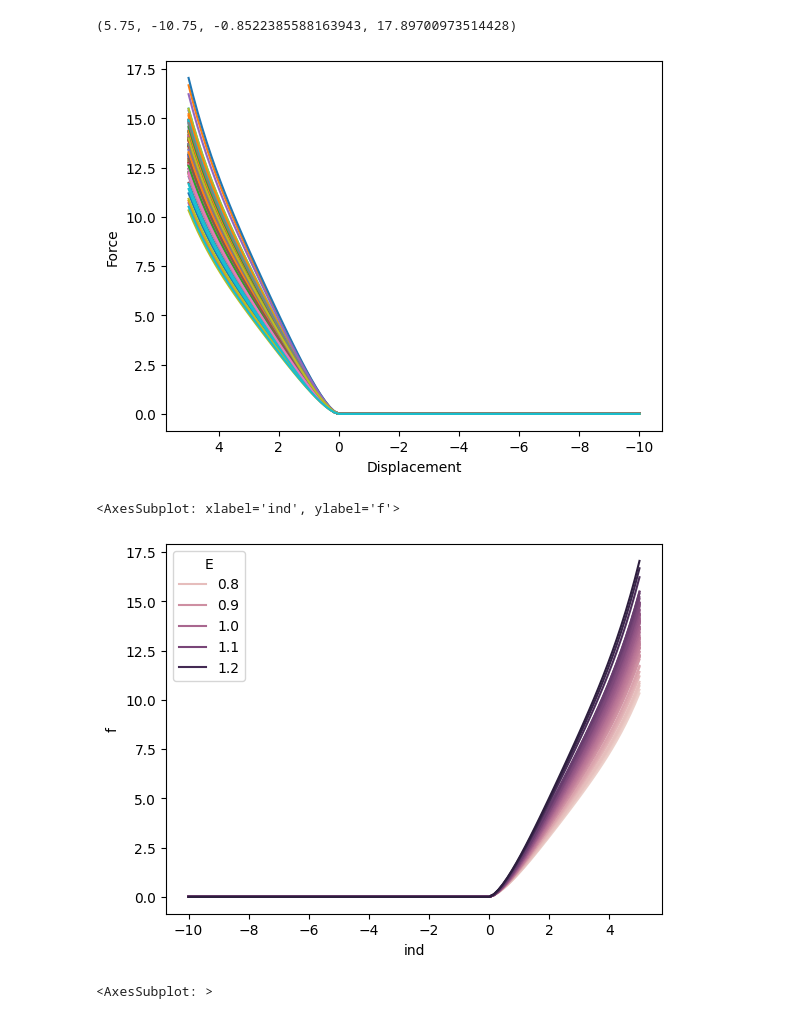
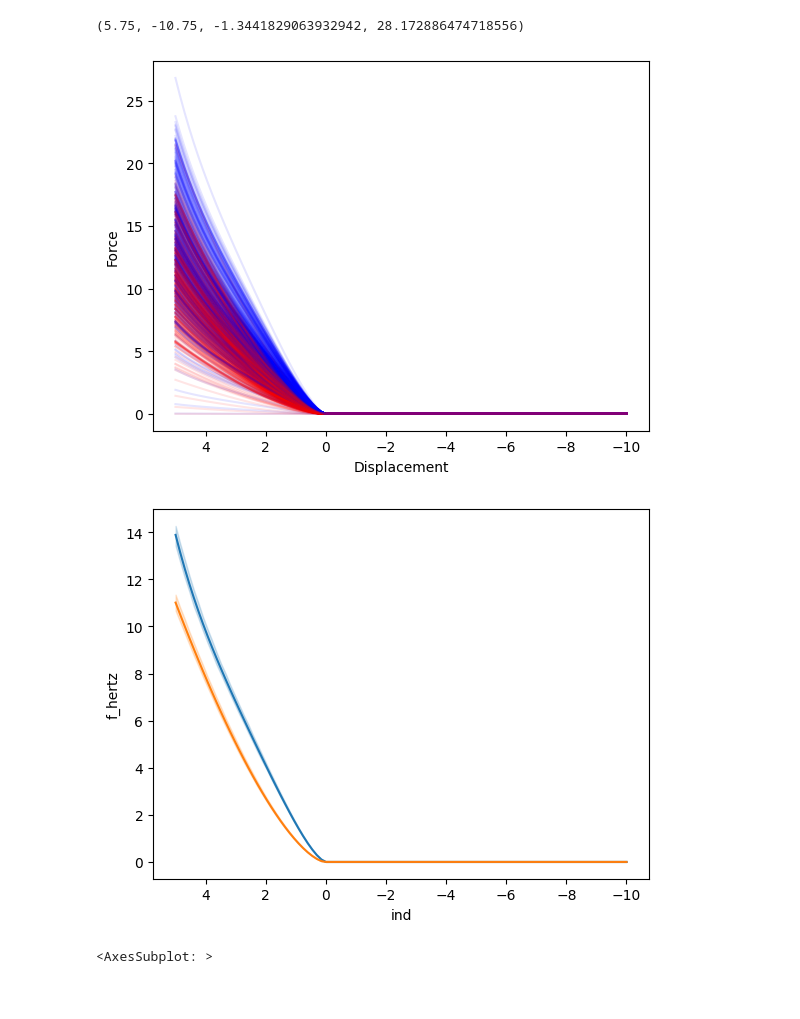
Before and after one commit to luisrlp/contact-surface, a Jupyter notebook: draft.ipynb, the cells around one changed output. Drawn from its saved outputs; the diff is of its cells as text; code cells hidden in the pictures.

Commit message:
simplified jkr model

```diff
--- a/draft.ipynb
+++ b/draft.ipynb
@@ -39,15 +39,45 @@ def hertz(i, E, nu, r):
     # make nan values zero
     force[np.isnan(force)] = 0
     return force
+
+#Johnson-Kendall-Roberts model for indentation
+#https://lizidelcidphd.com/2017/07/07/the-simplified-johnson-kendall-roberts-model/
+def jkr(i, E, nu, gamma, r):
+    """Johnson-Kendall-Roberts model for indentation.
+
+    Parameters
+    ----------
+    i : float
+        Indentation depth.
+    E : float
+        Young's modulus.
+    nu : float
+        Poisson's ratio.
+    gamma : float
+        Surface energy.
+    R : float
+        Radius of the indenter.
+
+    Returns
+    -------
+    float
+        Contact force.
+    """
+    force = E * r **0.5 * i**1.5 - gamma * E**0.5 * r**0.75 * i**0.75
+    # make nan values zero
+    force[np.isnan(force)] = 0
+    return force
 # %%
 # resolution of the map
-res = 10
+res = 20
 # random values
 size = res * res
 # Young's modulus
-E = np.random.normal(loc=1.0, scale=0.1, size=size)
+E = np.random.normal(loc=1.0, scale=0.3, size=size)
 # Poisson's ratio
 nu = 0.5
+# surface energy
+gamma = 0.1
 # radius of the indenter
 r = 1.0
 # indentation depth
@@ -56,27 +86,30 @@ i = np.linspace(-10, 5, 100)
 df = pd.DataFrame()
 df['E'] = E.tolist()
 df['ind'] = [i for _ in range(len(df))]
-df['f'] = df.apply(lambda x: hertz(x.ind, x.E, nu, r), axis=1)
+df['f_hertz'] = df.apply(lambda x: hertz(x.ind, x.E, nu, r), axis=1)
+df['f_jkr'] = df.apply(lambda x: jkr(x.ind, x.E, nu, gamma, r), axis=1)
 # %%
 # plot all entries naively
 for i, row in df.iterrows():
-    plt.plot(row['ind'], row['f'])
+    plt.plot(row['ind'], row['f_hertz'], color='blue', alpha=0.1)
+    plt.plot(row['ind'], row['f_jkr'], color='red', alpha=0.1)
 #add labels
 plt.xlabel('Displacement')
 plt.ylabel('Force')
 # invert x axis
 ax = plt.axis()
 plt.axis((ax[1],ax[0],ax[2],ax[3]))
 # %% [output]
-(5.75, -10.75, -0.8522385588163943, 17.89700973514428)
+(5.75, -10.75, -1.3441829063932942, 28.172886474718556)
-[figure, old version]
+[figure, new version]
 # %%
 # plot all entries with seaborn
 df2 = df.set_index(['E']).apply(pd.Series.explode).reset_index()
-sns.lineplot(data=df2, x='ind', y='f', hue='E')
+ax = sns.lineplot(data=df2, x='ind', y='f_hertz', palette='Set1')
+ax = sns.lineplot(data=df2, x='ind', y='f_jkr',  palette='Set2')
+ax.invert_xaxis()
 # %% [output]
-<AxesSubplot: xlabel='ind', ylabel='f'>
-[figure, old version]
+[figure, new version]
 # %%
 # map random values to a 2D array
 E_map = np.reshape(E, (res, res))
```
